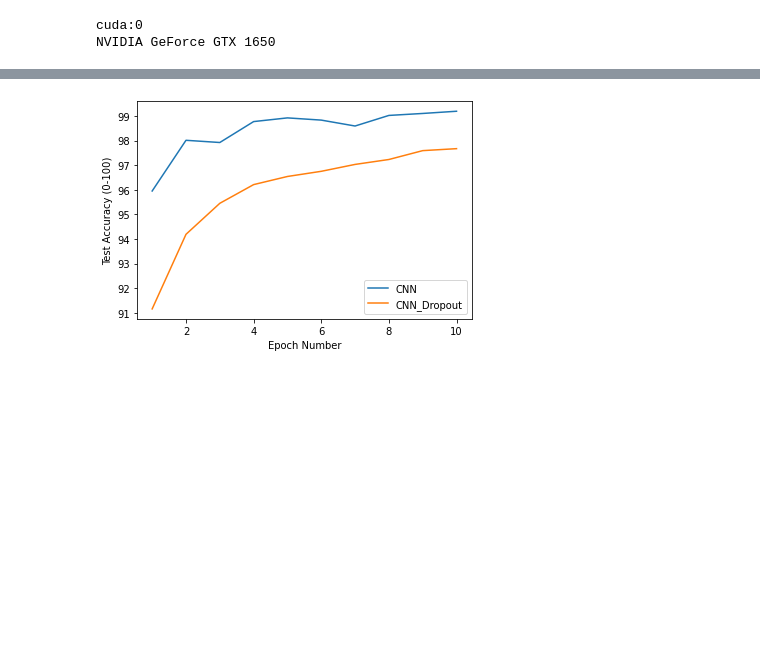
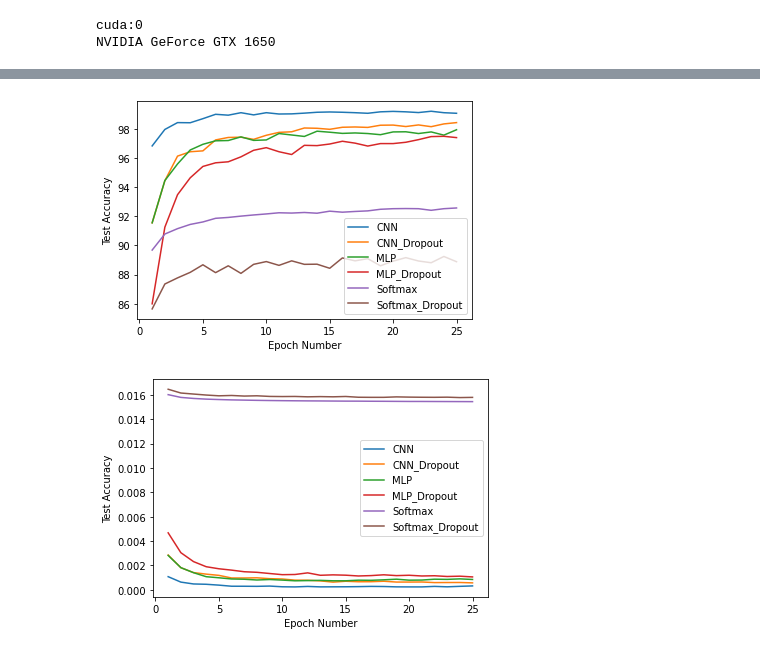
Before and after one commit to Mitchell-Chatterjee/COMP-5340, a Jupyter notebook: Assignment 2/Exercise 2/Exercise_2.ipynb, the cells around one changed output, grey strips where cells are left out. Saved outputs shown, nothing was run; the diff lists cells and outputs as text; code cells hidden in the pictures; blank space fills up the shorter version.

```diff
--- a/Assignment 2/Exercise 2/Exercise_2.ipynb
+++ b/Assignment 2/Exercise 2/Exercise_2.ipynb
@@ -97,14 +125,15 @@ NVIDIA GeForce GTX 1650
 # %%
 import torch.optim as optim
 # Train and test the networks
-accuracy_per_model = []
-loss_per_model = []
+accuracy_per_model = dict()
+loss_per_model = dict()
 
-for net in netList:
+for key, net in netDict.items():
   print(net)
   criterion = nn.CrossEntropyLoss()
   optimizer = optim.SGD(net.parameters(), lr=0.001, momentum=0.9)
   accuracy_values=[]
+  loss_values=[]
   epoch_number=[]
   for epoch in range(25):  # loop over the dataset multiple times. Here 10 means 10 epochs
       running_loss = 0.0
@@ -146,21 +175,24 @@ for net in netList:
                 labels =labels.cpu()
 
               outputs = net(images)
-              test_loss = criterion(outputs, labels)
+              running_test_loss += criterion(outputs, labels).item()
               _, predicted = torch.max(outputs.data, 1)
               total += labels.size(0)
               if CUDA:
                 correct += (predicted.cpu()==labels.cpu()).sum().item()
               else:
                 correct += (predicted==labels).sum().item()
-          TestAccuracy = 100 * correct / total;
+          TestAccuracy = 100 * correct / total
+          TestLoss = running_test_loss / total
           epoch_number += [epoch+1]
           accuracy_values += [TestAccuracy]
+          loss_values += [TestLoss]
           print('Epoch=%d Test Accuracy=%.3f' %
                     (epoch + 1, TestAccuracy))
 
   print('Finished Training')
-  accuracy_per_model.append(accuracy_values)
+  accuracy_per_model[key] = accuracy_values
+  loss_per_model[key] = loss_values
 # %% [output]
 ConvNet(
   (conv1): Conv2d(1, 16, kernel_size=(5, 5), stride=(1, 1), padding=(2, 2))
@@ -182,18 +214,39 @@ Finished Training
 # %%
 import matplotlib.pyplot as plt
 
+'''
+################## Plotting the Test Accuracy ##################
+'''
 # Plot the data
-plt.plot(epoch_number, accuracy_per_model[0], label='CNN')
-plt.plot(epoch_number, accuracy_per_model[1], label='CNN_Dropout')
+for key, value in accuracy_per_model.items():
+    plt.plot(epoch_number, value, label=key)
 
 # Add a legend
 plt.legend()
 
 # Add labels
 plt.xlabel("Epoch Number")
 plt.ylabel("Test Accuracy")
 
 # Show the plot
 plt.show()
+
+'''
+################## Plotting the Test Loss ##################
+'''
+# Plot the data
+for key, value in loss_per_model.items():
+    plt.plot(epoch_number, value, label=key)
+
+# Add a legend
+plt.legend()
+
+# Add labels
+plt.xlabel("Epoch Number")
+plt.ylabel("Test Accuracy")
+
+# Show the plot
+plt.show()
 # %% [output]
-[figure, old version]
+[figure, new version]
+[figure, added]
```
Also changed, not shown: parts of 3 cells of this notebook, 1 other file.
